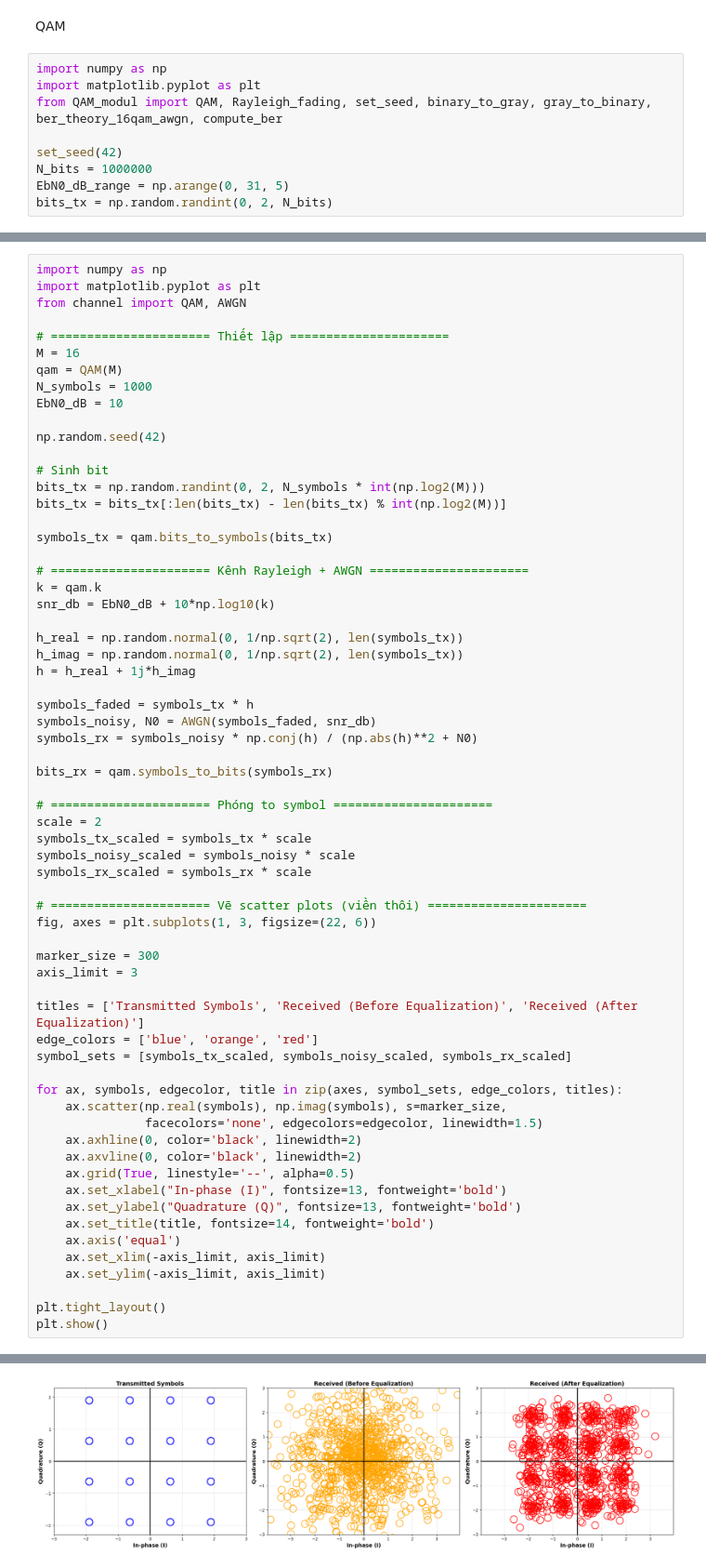
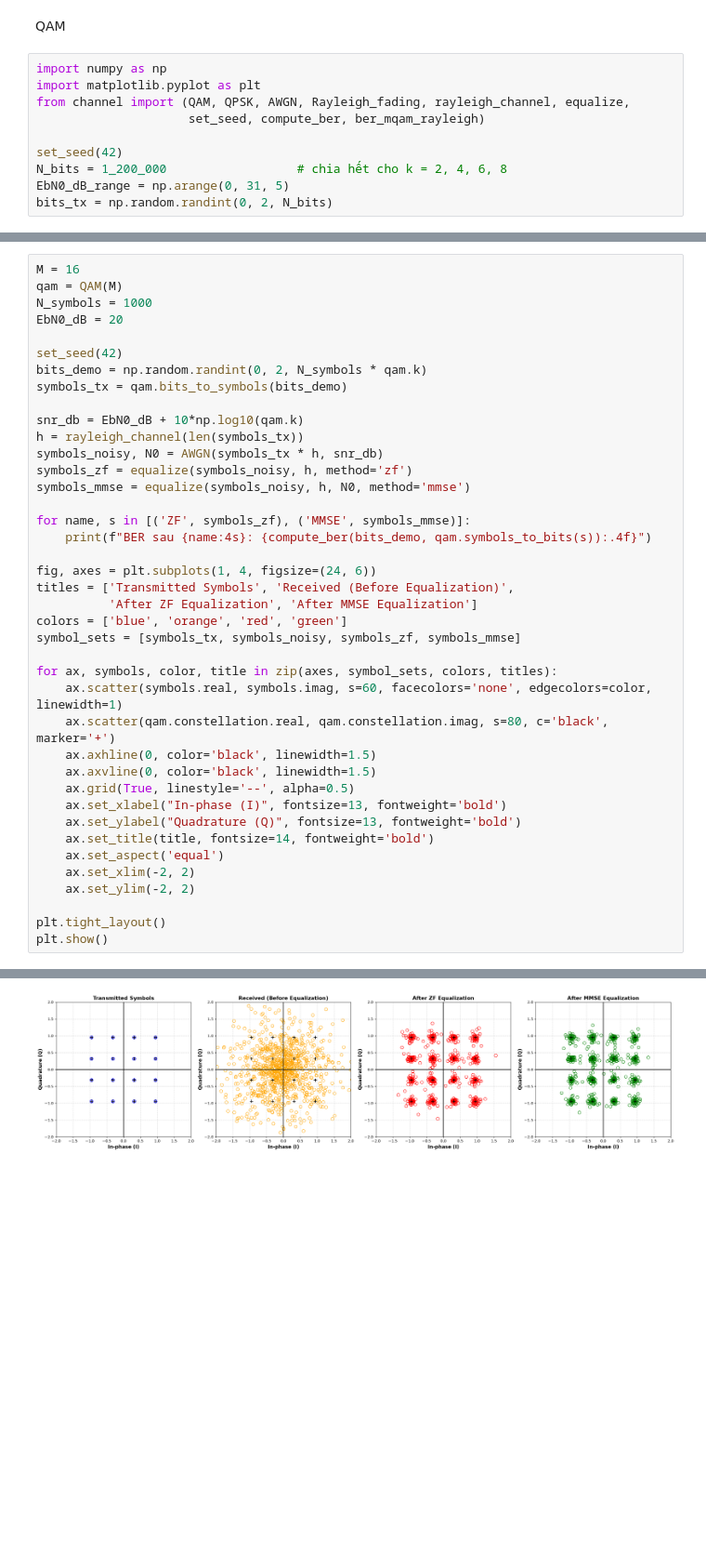
Before and after one commit to TriLe1016/Wireless_channel-, a Jupyter notebook: Wireless_channel/main.ipynb, the cells around one changed output, grey strips where cells are left out. Shown at 93% size. Saved outputs shown, nothing was run; the diff lists cells and outputs as text; blank space fills up the shorter version.

```diff
--- a/Wireless_channel/main.ipynb
+++ b/Wireless_channel/main.ipynb
@@ -72,9 +58,10 @@ QAM
 # %%
 import numpy as np
 import matplotlib.pyplot as plt
-from QAM_modul import QAM, Rayleigh_fading, set_seed, binary_to_gray, gray_to_binary, ber_theory_16qam_awgn, compute_ber
+from channel import (QAM, QPSK, AWGN, Rayleigh_fading, rayleigh_channel, equalize,
+                     set_seed, compute_ber, ber_mqam_rayleigh)
 
 set_seed(42)
-N_bits = 1000000
+N_bits = 1_200_000                  # chia hết cho k = 2, 4, 6, 8
 EbN0_dB_range = np.arange(0, 31, 5)
 bits_tx = np.random.randint(0, 2, N_bits)
@@ -289,64 +156,40 @@ Ignoring fixed y limits to fulfill fixed data aspect with adjustable data limits
 # %%
-import numpy as np
-import matplotlib.pyplot as plt
-from channel import QAM, AWGN
-
-# ====================== Thiết lập ======================
 M = 16
 qam = QAM(M)
 N_symbols = 1000
-EbN0_dB = 10
+EbN0_dB = 20
 
-np.random.seed(42)
+set_seed(42)
+bits_demo = np.random.randint(0, 2, N_symbols * qam.k)
+symbols_tx = qam.bits_to_symbols(bits_demo)
 
-# Sinh bit
-bits_tx = np.random.randint(0, 2, N_symbols * int(np.log2(M)))
-bits_tx = bits_tx[:len(bits_tx) - len(bits_tx) % int(np.log2(M))]
+snr_db = EbN0_dB + 10*np.log10(qam.k)
+h = rayleigh_channel(len(symbols_tx))
+symbols_noisy, N0 = AWGN(symbols_tx * h, snr_db)
+symbols_zf = equalize(symbols_noisy, h, method='zf')
+symbols_mmse = equalize(symbols_noisy, h, N0, method='mmse')
 
-symbols_tx = qam.bits_to_symbols(bits_tx)
+for name, s in [('ZF', symbols_zf), ('MMSE', symbols_mmse)]:
+    print(f"BER sau {name:4s}: {compute_ber(bits_demo, qam.symbols_to_bits(s)):.4f}")
 
-# ====================== Kênh Rayleigh + AWGN ======================
-k = qam.k
-snr_db = EbN0_dB + 10*np.log10(k)
+fig, axes = plt.subplots(1, 4, figsize=(24, 6))
+titles = ['Transmitted Symbols', 'Received (Before Equalization)',
+          'After ZF Equalization', 'After MMSE Equalization']
+colors = ['blue', 'orange', 'red', 'green']
+symbol_sets = [symbols_tx, symbols_noisy, symbols_zf, symbols_mmse]
 
-h_real = np.random.normal(0, 1/np.sqrt(2), len(symbols_tx))
-h_imag = np.random.normal(0, 1/np.sqrt(2), len(symbols_tx))
-h = h_real + 1j*h_imag
-
-symbols_faded = symbols_tx * h
-symbols_noisy, N0 = AWGN(symbols_faded, snr_db)
-symbols_rx = symbols_noisy * np.conj(h) / (np.abs(h)**2 + N0)
-
-bits_rx = qam.symbols_to_bits(symbols_rx)
-
-# ====================== Phóng to symbol ======================
-scale = 2
-symbols_tx_scaled = symbols_tx * scale
-symbols_noisy_scaled = symbols_noisy * scale
-symbols_rx_scaled = symbols_rx * scale
-
-# ====================== Vẽ scatter plots (viền thôi) ======================
-fig, axes = plt.subplots(1, 3, figsize=(22, 6))
-
-marker_size = 300
-axis_limit = 3
-
-titles = ['Transmitted Symbols', 'Received (Before Equalization)', 'Received (After Equalization)']
-edge_colors = ['blue', 'orange', 'red']
-symbol_sets = [symbols_tx_scaled, symbols_noisy_scaled, symbols_rx_scaled]
-
-for ax, symbols, edgecolor, title in zip(axes, symbol_sets, edge_colors, titles):
-    ax.scatter(np.real(symbols), np.imag(symbols), s=marker_size,
-               facecolors='none', edgecolors=edgecolor, linewidth=1.5)
-    ax.axhline(0, color='black', linewidth=2)
-    ax.axvline(0, color='black', linewidth=2)
+for ax, symbols, color, title in zip(axes, symbol_sets, colors, titles):
+    ax.scatter(symbols.real, symbols.imag, s=60, facecolors='none', edgecolors=color, linewidth=1)
+    ax.scatter(qam.constellation.real, qam.constellation.imag, s=80, c='black', marker='+')
+    ax.axhline(0, color='black', linewidth=1.5)
+    ax.axvline(0, color='black', linewidth=1.5)
     ax.grid(True, linestyle='--', alpha=0.5)
     ax.set_xlabel("In-phase (I)", fontsize=13, fontweight='bold')
     ax.set_ylabel("Quadrature (Q)", fontsize=13, fontweight='bold')
     ax.set_title(title, fontsize=14, fontweight='bold')
-    ax.axis('equal')
-    ax.set_xlim(-axis_limit, axis_limit)
-    ax.set_ylim(-axis_limit, axis_limit)
+    ax.set_aspect('equal')
+    ax.set_xlim(-2, 2)
+    ax.set_ylim(-2, 2)
 
 plt.tight_layout()
 plt.show()
@@ -360 +199 @@ Ignoring fixed x limits to fulfill fixed data aspect with adjustable data limits
-[figure, old version]
+[figure, new version]
```
Also changed, not shown: parts of 15 cells of this notebook, 14 other files.
